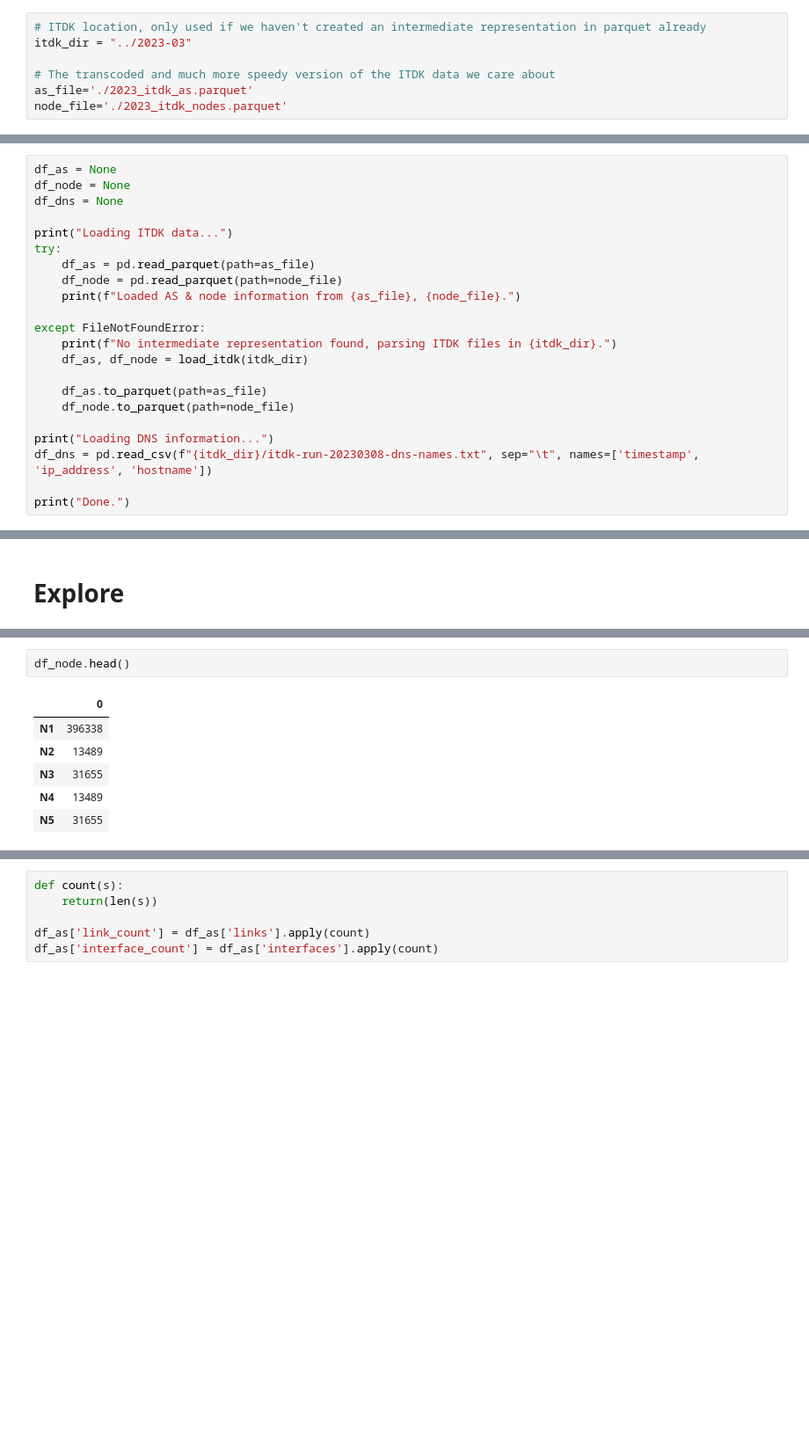
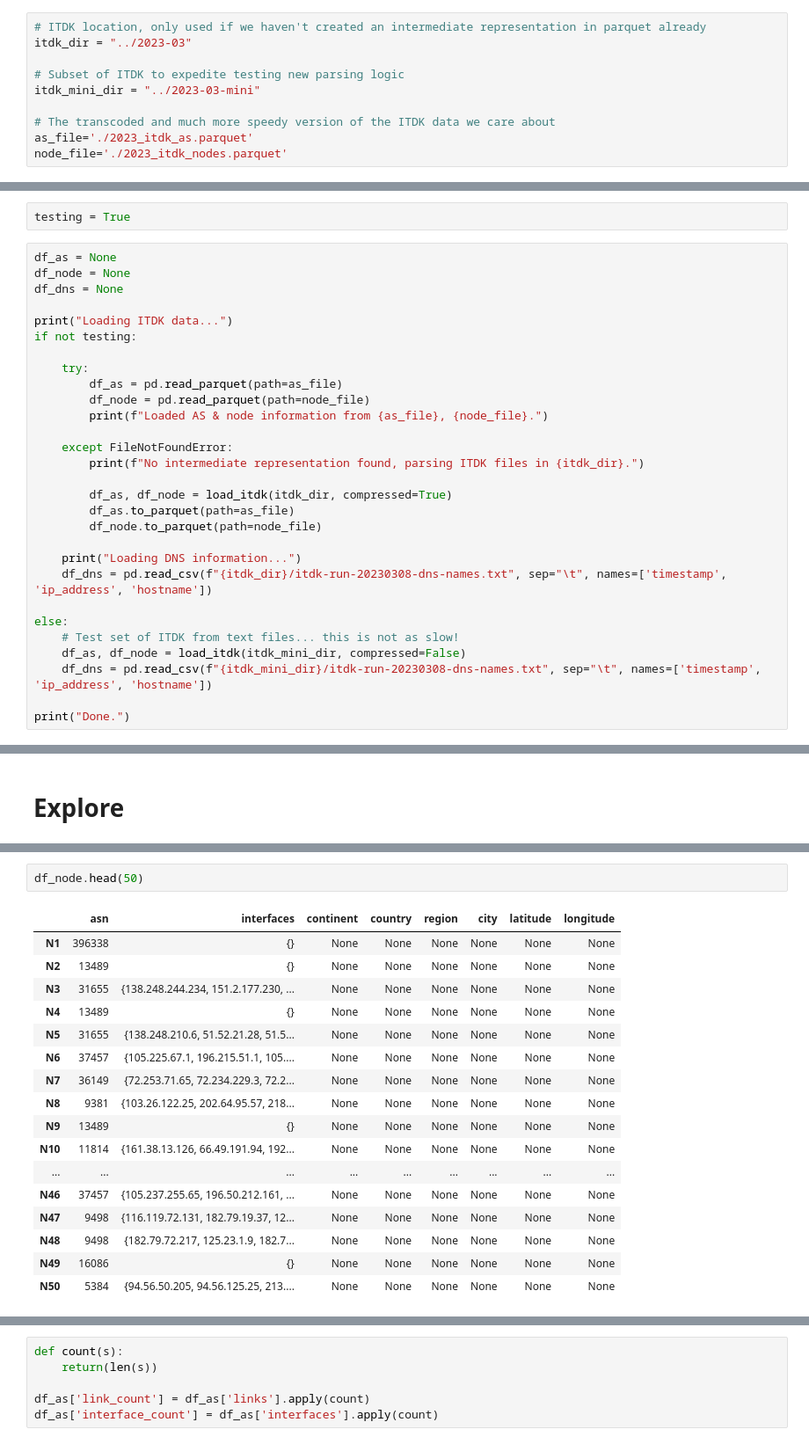
Before and after one commit to auto-d/itdk_eda, a Jupyter notebook: itdk_analysis.ipynb, the cells around one changed output, grey strips where cells are left out. Shown at 88% size. Cells and saved outputs as stored; diff of their text form; blank space fills up the shorter version.

Commit message:
fixed parsing logic errors in CAIDA sample

```diff
--- a/itdk_analysis.ipynb
+++ b/itdk_analysis.ipynb
@@ -65,6 +67,9 @@ import pandas as pd
 # ITDK location, only used if we haven't created an intermediate representation in parquet already
 itdk_dir = "../2023-03"
 
+# Subset of ITDK to expedite testing new parsing logic
+itdk_mini_dir = "../2023-03-mini"
+
 # The transcoded and much more speedy version of the ITDK data we care about
 as_file='./2023_itdk_as.parquet'
 node_file='./2023_itdk_nodes.parquet'
@@ -468,25 +502,34 @@ def load_itdk(itdk_base):
 # %% [markdown]
 🐢 The parsing operation is quite time consuming. Use an intermediate format (df serialized into a parquet file) if we've already load it and squirrelled it away, otherwise abide the lengthy parse operation, get the two table into a dataframe and write out to expedite the next go-around.
+# %%
+testing = True
 # %%
 df_as = None
 df_node = None
 df_dns = None
 
 print("Loading ITDK data...")
-try:
-    df_as = pd.read_parquet(path=as_file)
-    df_node = pd.read_parquet(path=node_file)
-    print(f"Loaded AS & node information from {as_file}, {node_file}.")
+if not testing:
 
-except FileNotFoundError:
-    print(f"No intermediate representation found, parsing ITDK files in {itdk_dir}.")
-    df_as, df_node = load_itdk(itdk_dir)
+    try:
+        df_as = pd.read_parquet(path=as_file)
+        df_node = pd.read_parquet(path=node_file)
+        print(f"Loaded AS & node information from {as_file}, {node_file}.")
 
-    df_as.to_parquet(path=as_file)
-    df_node.to_parquet(path=node_file)
+    except FileNotFoundError:
+        print(f"No intermediate representation found, parsing ITDK files in {itdk_dir}.")
 
-print("Loading DNS information...")
-df_dns = pd.read_csv(f"{itdk_dir}/itdk-run-20230308-dns-names.txt", sep="\t", names=['timestamp', 'ip_address', 'hostname'])
+        df_as, df_node = load_itdk(itdk_dir, compressed=True)
+        df_as.to_parquet(path=as_file)
+        df_node.to_parquet(path=node_file)
+
+    print("Loading DNS information...")
+    df_dns = pd.read_csv(f"{itdk_dir}/itdk-run-20230308-dns-names.txt", sep="\t", names=['timestamp', 'ip_address', 'hostname'])
+
+else:
+    # Test set of ITDK from text files... this is not as slow!
+    df_as, df_node = load_itdk(itdk_mini_dir, compressed=False)
+    df_dns = pd.read_csv(f"{itdk_mini_dir}/itdk-run-20230308-dns-names.txt", sep="\t", names=['timestamp', 'ip_address', 'hostname'])
 
 print("Done.")
 # %% [output]
@@ -524,13 +564,24 @@ longitude      5323
 dtype: int64
 # %%
-df_node.head()
+df_node.head(50)
 # %% [output]
-|  | 0 |
-| N1 | 396338 |
-| N2 | 13489 |
-| N3 | 31655 |
-| N4 | 13489 |
-| N5 | 31655 |
+|  | asn | interfaces | continent | country | region | city | latitude | longitude |
+| N1 | 396338 | {} | None | None | None | None | None | None |
+| N2 | 13489 | {} | None | None | None | None | None | None |
+| N3 | 31655 | {138.248.244.234, 151.2.177.230, ... | None | None | None | None | None | None |
+| N4 | 13489 | {} | None | None | None | None | None | None |
+| N5 | 31655 | {138.248.210.6, 51.52.21.28, 51.5... | None | None | None | None | None | None |
+| N6 | 37457 | {105.225.67.1, 196.215.51.1, 105.... | None | None | None | None | None | None |
+| N7 | 36149 | {72.253.71.65, 72.234.229.3, 72.2... | None | None | None | None | None | None |
+| N8 | 9381 | {103.26.122.25, 202.64.95.57, 218... | None | None | None | None | None | None |
+| N9 | 13489 | {} | None | None | None | None | None | None |
+| N10 | 11814 | {161.38.13.126, 66.49.191.94, 192... | None | None | None | None | None | None |
+| ... | ... | ... | ... | ... | ... | ... | ... | ... |
+| N46 | 37457 | {105.237.255.65, 196.50.212.161, ... | None | None | None | None | None | None |
+| N47 | 9498 | {116.119.72.131, 182.79.19.37, 12... | None | None | None | None | None | None |
+| N48 | 9498 | {182.79.72.217, 125.23.1.9, 182.7... | None | None | None | None | None | None |
+| N49 | 16086 | {} | None | None | None | None | None | None |
+| N50 | 5384 | {94.56.50.205, 94.56.125.25, 213.... | None | None | None | None | None | None |
 # %%
 df_node.count()
 # %% [output]
```
Also changed, not shown: parts of 22 cells of this notebook.
